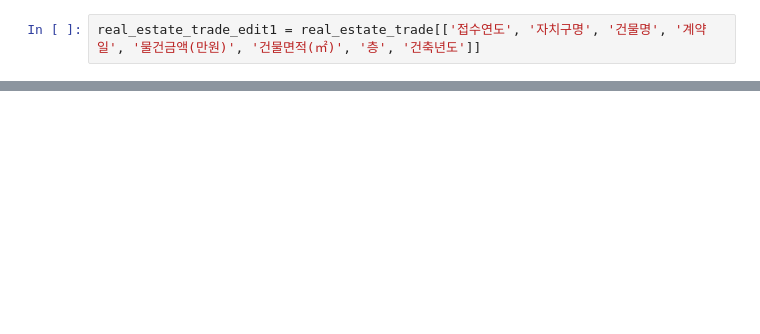
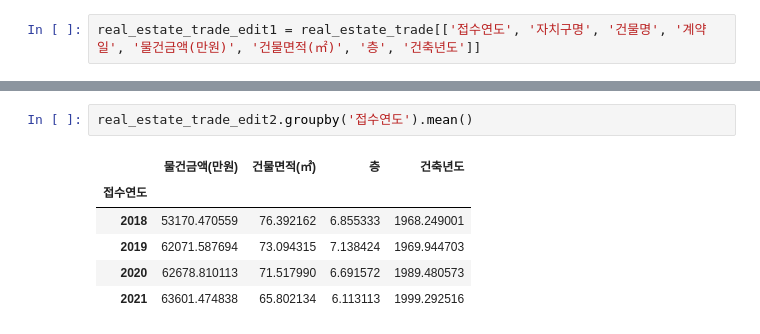
Before and after one commit to HyeongSeok-Park/3D_modeling_market_size_research, a Jupyter notebook: 3D_modeling_market_size_research.ipynb, the cells around one changed output, grey strips where cells are left out. Drawn from its saved outputs; the diff is of its cells as text; blank space fills up the shorter version.

```diff
--- a/3D_modeling_market_size_research.ipynb
+++ b/3D_modeling_market_size_research.ipynb
@@ -69,0 +124,9 @@ real_estate_trade_edit1
+# %%
+real_estate_trade_edit2.groupby('접수연도').mean()
+# %% [output]
+|  | 물건금액(만원) | 건물면적(㎡) | 층 | 건축년도 |
+| 접수연도 |  |  |  |  |
+| 2018 | 53170.470559 | 76.392162 | 6.855333 | 1968.249001 |
+| 2019 | 62071.587694 | 73.094315 | 7.138424 | 1969.944703 |
+| 2020 | 62678.810113 | 71.517990 | 6.691572 | 1989.480573 |
+| 2021 | 63601.474838 | 65.802134 | 6.113113 | 1999.292516 |
```
Also changed, not shown: parts of 9 cells of this notebook.
